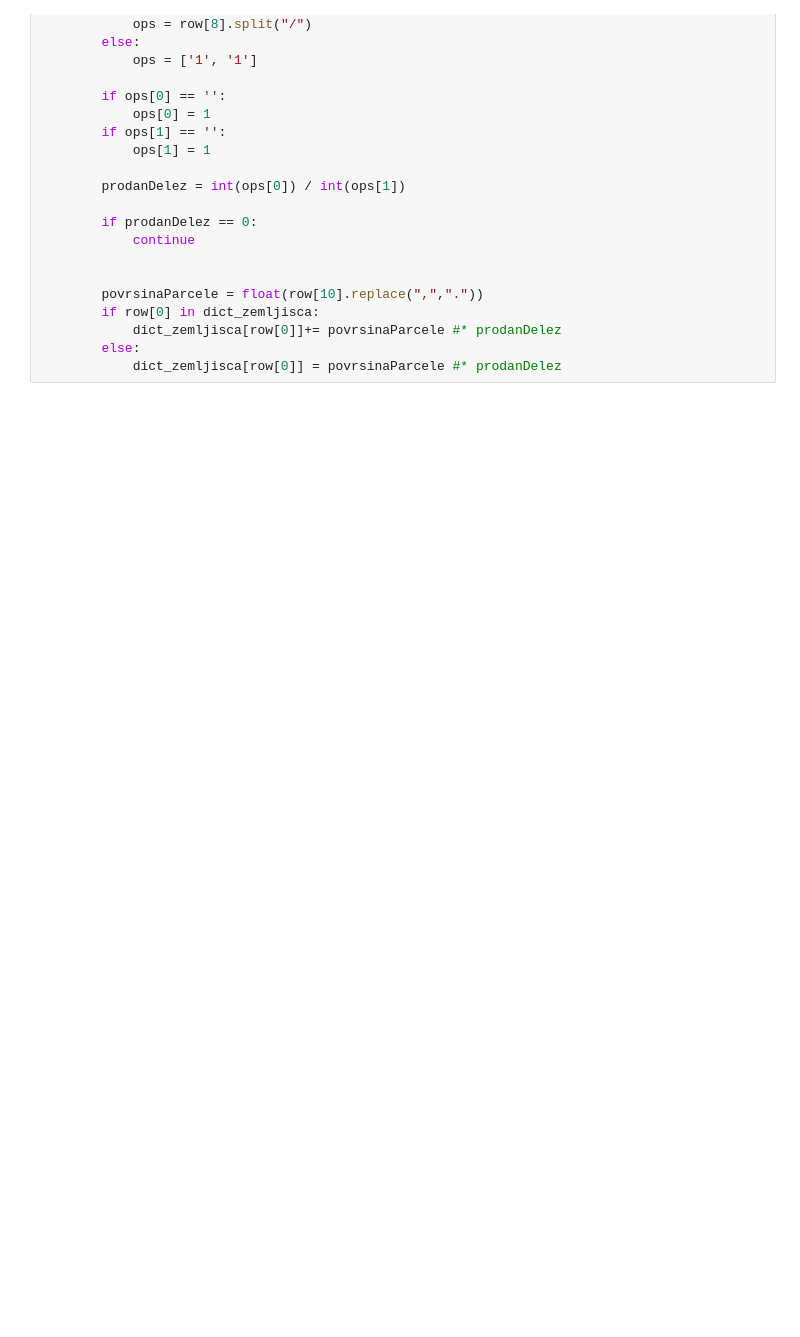
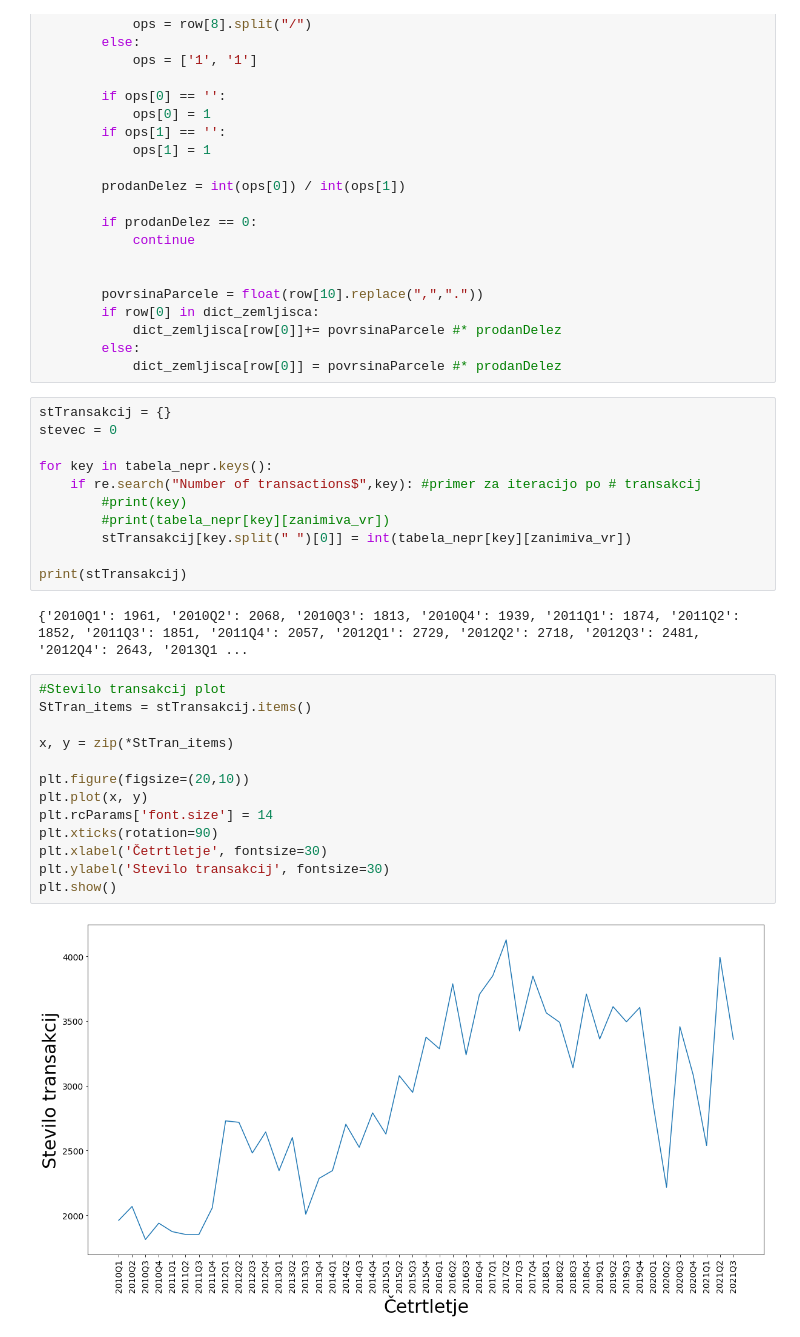
Before and after one commit to DocChinchillin/PR22RSMCLK, a Jupyter notebook: projektna.ipynb, the cells around one changed output. Saved outputs shown, nothing was run; the diff lists cells and outputs as text; blank space fills up the shorter version.

```diff
--- a/projektna.ipynb
+++ b/projektna.ipynb
@@ -365,3 +370,31 @@ def _zemljisca():       #fix ce mislis use
             dict_zemljisca[row[0]]+= povrsinaParcele #* prodanDelez
         else:
             dict_zemljisca[row[0]] = povrsinaParcele #* prodanDelez
+# %%
+stTransakcij = {}
+stevec = 0
+
+for key in tabela_nepr.keys():
+    if re.search("Number of transactions$",key): #primer za iteracijo po # transakcij
+        #print(key)
+        #print(tabela_nepr[key][zanimiva_vr])
+        stTransakcij[key.split(" ")[0]] = int(tabela_nepr[key][zanimiva_vr])
+
+print(stTransakcij)
+# %% [output]
+{'2010Q1': 1961, '2010Q2': 2068, '2010Q3': 1813, '2010Q4': 1939, '2011Q1': 1874, '2011Q2': 1852, '2011Q3': 1851, '2011Q4': 2057, '2012Q1': 2729, '2012Q2': 2718, '2012Q3': 2481, '2012Q4': 2643, '2013Q1 ...
+# %%
+#Stevilo transakcij plot
+StTran_items = stTransakcij.items()
+
+x, y = zip(*StTran_items)
+
+plt.figure(figsize=(20,10))
+plt.plot(x, y)
+plt.rcParams['font.size'] = 14
+plt.xticks(rotation=90)
+plt.xlabel('Četrtletje', fontsize=30)
+plt.ylabel('Stevilo transakcij', fontsize=30)
+plt.show()
+# %% [output]
+[figure, added]
```
Also changed, not shown: parts of 3 cells of this notebook, 1 other file.
